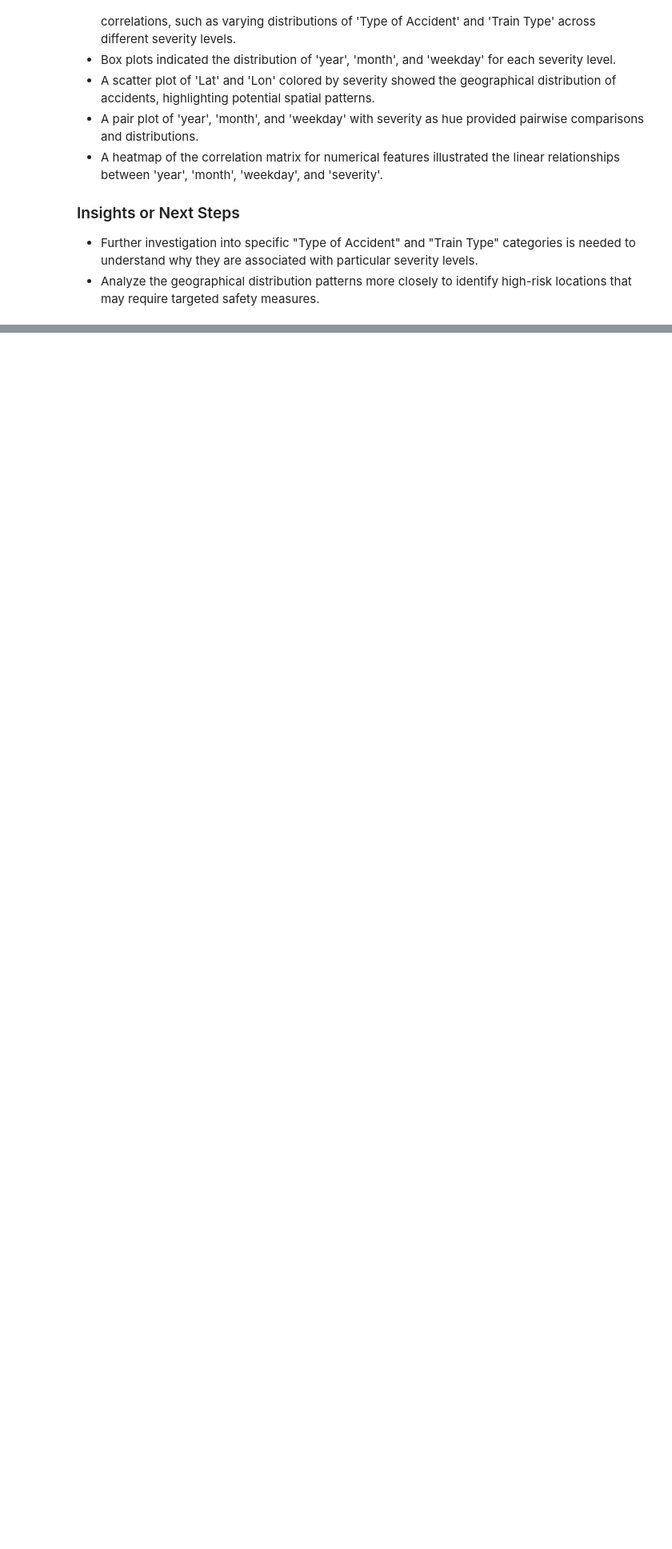
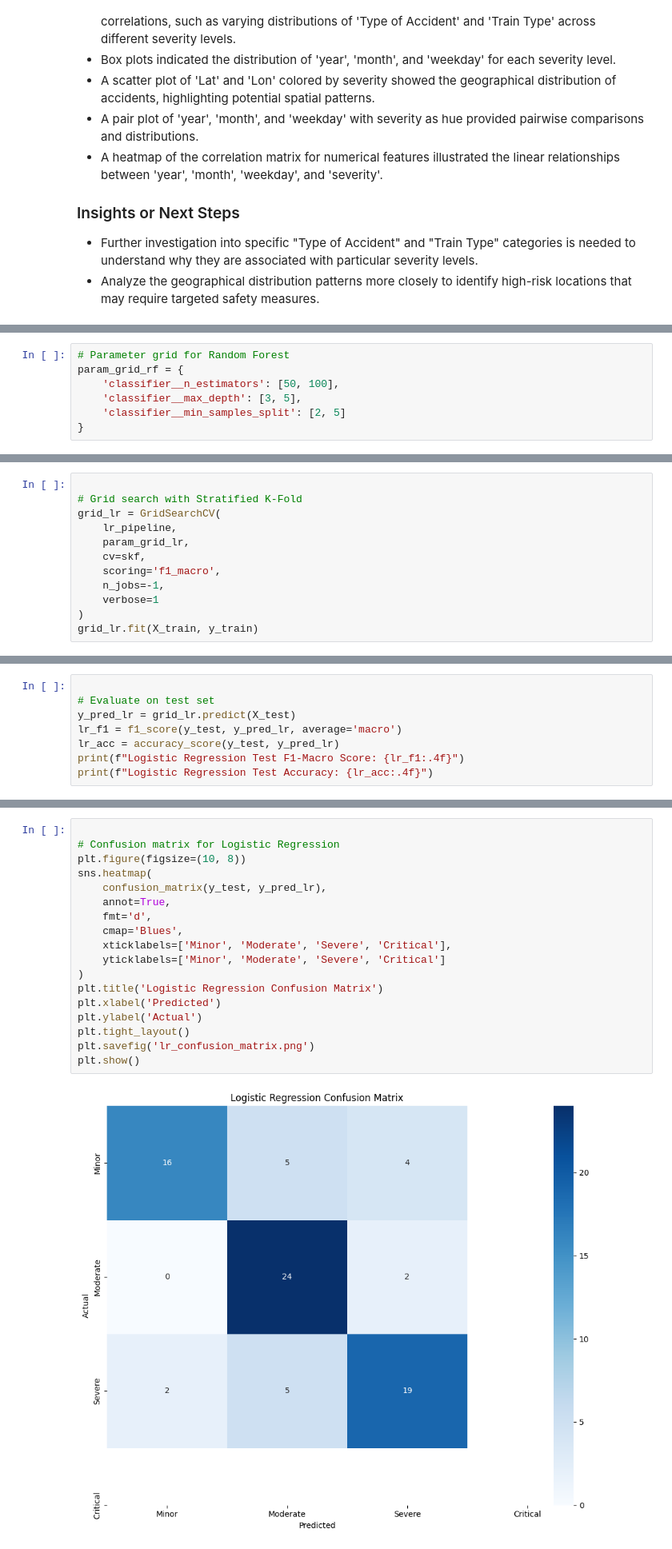
Before and after one commit to HBSAIKAT/Railway-Accident-Severity-Prediction, a Jupyter notebook: acdt.ipynb, the cells around one changed output, grey strips where cells are left out. Shown at 80% size. Saved outputs shown, nothing was run; the diff lists cells and outputs as text; blank space fills up the shorter version.

```diff
--- a/acdt.ipynb
+++ b/acdt.ipynb
@@ -745,0 +1014,7 @@ plt.show()
+# %%
+# Parameter grid for Random Forest
+param_grid_rf = {
+    'classifier__n_estimators': [50, 100],
+    'classifier__max_depth': [3, 5],
+    'classifier__min_samples_split': [2, 5]
+}
@@ -745,0 +1122,12 @@ plt.show()
+# %%
+
+# Grid search with Stratified K-Fold
+grid_lr = GridSearchCV(
+    lr_pipeline,
+    param_grid_lr,
+    cv=skf,
+    scoring='f1_macro',
+    n_jobs=-1,
+    verbose=1
+)
+grid_lr.fit(X_train, y_train)
@@ -745,0 +1161,8 @@ plt.show()
+# %%
+
+# Evaluate on test set
+y_pred_lr = grid_lr.predict(X_test)
+lr_f1 = f1_score(y_test, y_pred_lr, average='macro')
+lr_acc = accuracy_score(y_test, y_pred_lr)
+print(f"Logistic Regression Test F1-Macro Score: {lr_f1:.4f}")
+print(f"Logistic Regression Test Accuracy: {lr_acc:.4f}")
@@ -745,0 +1188,20 @@ plt.show()
+# %%
+
+# Confusion matrix for Logistic Regression
+plt.figure(figsize=(10, 8))
+sns.heatmap(
+    confusion_matrix(y_test, y_pred_lr),
+    annot=True,
+    fmt='d',
+    cmap='Blues',
+    xticklabels=['Minor', 'Moderate', 'Severe', 'Critical'],
+    yticklabels=['Minor', 'Moderate', 'Severe', 'Critical']
+)
+plt.title('Logistic Regression Confusion Matrix')
+plt.xlabel('Predicted')
+plt.ylabel('Actual')
+plt.tight_layout()
+plt.savefig('lr_confusion_matrix.png')
+plt.show()
+# %% [output]
+[figure, added]
```
Also changed, not shown: parts of 44 cells of this notebook.
